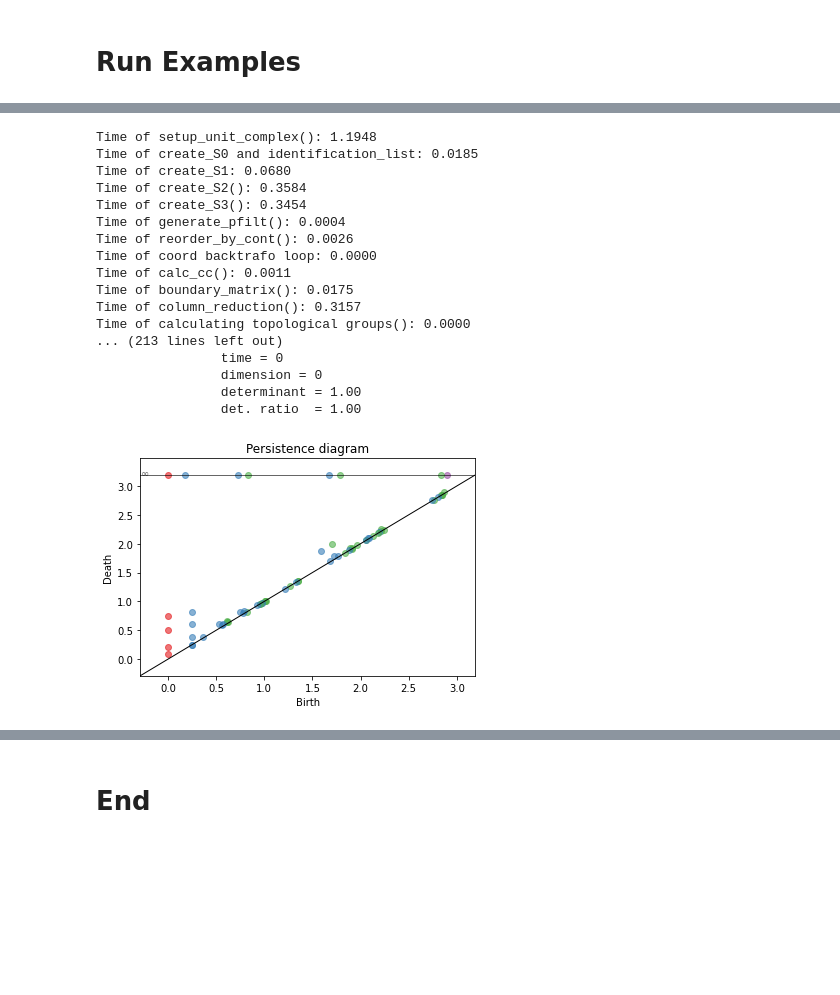
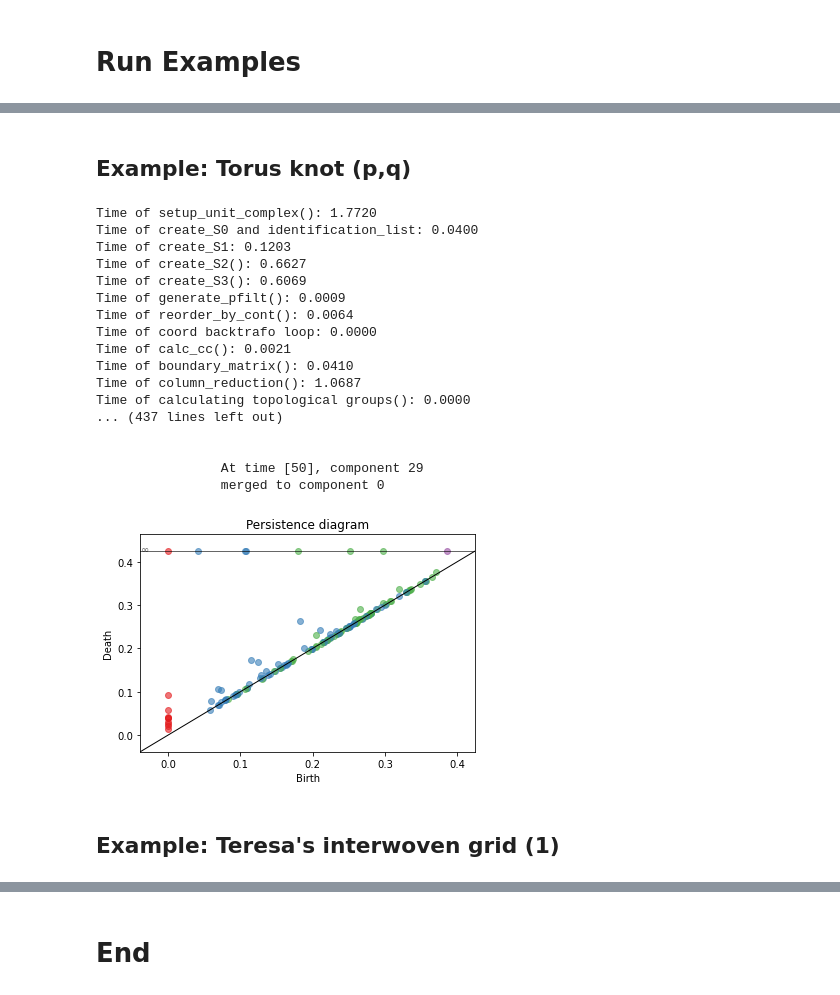
Before and after one commit to Chiara-ra/Masterthesis-Mathematics, a Jupyter notebook: Work_3d.ipynb, the cells around one changed output, grey strips where cells are left out. Cells and saved outputs as stored; diff of their text form; code cells hidden in the pictures; blank space fills up the shorter version.

```diff
--- a/Work_3d.ipynb
+++ b/Work_3d.ipynb
@@ -1051,8 +1078,8 @@ a,b,c = 2,1,1
 points = gen_points(N,a,b,c)
 p_filt, simplex_objects = periodic_filtration(points,a=a,b=b,c=c)
 #print()
-top_groups, persistent_pairs = PH(p_filt, simplex_objects)
+top_groups, persistence_pairs = PH(p_filt, simplex_objects)
 #print("\nBetti numbers")
 #print(top_groups.H)
-#plot_persistent_pairs(persistent_pairs)
+#plot_persistence_pairs(persistence_pairs)
 # %% [output]
@@ -1235,7 +1255,7 @@ def Lambda_0_evolution(p_filt, N, pairs_w_reps, trafo_matrix):
 
 
     for t in range(len(p_filt)):
-        time_slice = TimeSlice(t, p_filt, N, pairs_w_reps)
+        time_slice = TimeSlice(t, p_filt, N)
         time_slice.pair_update(pairs_w_reps)
 
         for comp in range(N):
@@ -1248,25 +1301,21 @@ def Lambda_0_evolution(p_filt, N, pairs_w_reps, trafo_matrix):
 # %%
 from importlib import reload
 sc = reload(sc)
-#N = 5
-#a,b,c = 3,1,5
+#N = 30
+#a,b,c = 1,1,1
 #points = gen_points(N,a,b,c)
 #
-p_filt, simplex_objects = periodic_filtration(points,a=a,b=b,c=c)
-print()
-
-top_groups, persistent_pairs = PH(p_filt, simplex_objects)
-
-print("\nBetti numbers")
-print(top_groups.H)
-
-plot_persistent_pairs(persistent_pairs)
-
-print()
+#p_filt, simplex_objects = periodic_filtration(points,a=a,b=b,c=c)
+#print()
+#top_groups, persistence_pairs = PH(p_filt, simplex_objects)
+#print("\nBetti numbers")
+#print(top_groups.H)
+#plot_persistence_pairs(persistence_pairs)
+#print()
 
 tic = time.perf_counter()
 trafo_matrix = np.diag([a,b,c])
-evol = Lambda_0_evolution(p_filt, N, persistent_pairs, trafo_matrix);
+evol = Lambda_0_evolution(p_filt, N, persistence_pairs, trafo_matrix);
 toc = time.perf_counter()
 print(f"Time of Lambda_0_evolution(): {toc - tic:0.4f}")
 # %% [output]
@@ -1320,7 +1365,7 @@ class ExamplePrint:
 
 
     def plot(self):
-        plot_persistent_pairs(persistent_pairs)
+        plot_persistence_pairs(persistence_pairs)
         for comp in range(self.N):
             print("-------------------")
             print(f"{bold0}COMPONENT {comp}{bold1}")
@@ -1338,6 +1383,7 @@ class ExamplePrint:
                 dimension = {state.dim}
                 determinant = {float(state.det_abs):2.2f}
                 det. ratio  = {float(state.det_rel):2.2f}
+                basis = {state.basis_list}
                 """)
             else:
                 print(state)
@@ -1373,41 +1421,45 @@ Time of calculating topological groups(): 0.0000
+# %% [markdown]
+## Example: Torus knot (p,q)
 # %%
 # torus knot example
 p = 3
 q = 1 # neq p
-res = 20
+res = 30
 points = ex.torus_knot(p=p, q=q, dim=3, res=res)
 """
 ! ! !
 There is an error in the setting of p=15 and q=2 (res=30, I believe).
 Check this out!!
 
 ! ! !
 For  p=11, q=2, res=30, many components jump in dimension like this:
  0 -> 1 -> 0 -> 1
 Should this be possible?
 """
 torus_knot_example = ExamplePrint(points, a=1, b=1, c=1)
 torus_knot_example.calculate_pph()
 torus_knot_example.plot()
 # %% [output]
-Time of setup_unit_complex(): 1.1948
-Time of create_S0 and identification_list: 0.0185
-Time of create_S1: 0.0680
-Time of create_S2(): 0.3584
-Time of create_S3(): 0.3454
-Time of generate_pfilt(): 0.0004
-Time of reorder_by_cont(): 0.0026
+Time of setup_unit_complex(): 1.7720
+Time of create_S0 and identification_list: 0.0400
+Time of create_S1: 0.1203
+Time of create_S2(): 0.6627
+Time of create_S3(): 0.6069
+Time of generate_pfilt(): 0.0009
+Time of reorder_by_cont(): 0.0064
 Time of coord backtrafo loop: 0.0000
-Time of calc_cc(): 0.0011
-Time of boundary_matrix(): 0.0175
-Time of column_reduction(): 0.3157
+Time of calc_cc(): 0.0021
+Time of boundary_matrix(): 0.0410
+Time of column_reduction(): 1.0687
 Time of calculating topological groups(): 0.0000
-... (213 lines left out)
-                time = 0
-                dimension = 0
-                determinant = 1.00
-                det. ratio  = 1.00
+... (437 lines left out)
+
+
+                At time [50], component 29
+                merged to component 0
-[figure, old version]
+[figure, new version]
+# %% [markdown]
+## Example: Teresa's interwoven grid (1)
 # %%
 # Teresa's interwoven grid
 from importlib import reload
```
Also changed, not shown: parts of 14 cells of this notebook, 3 other files.
